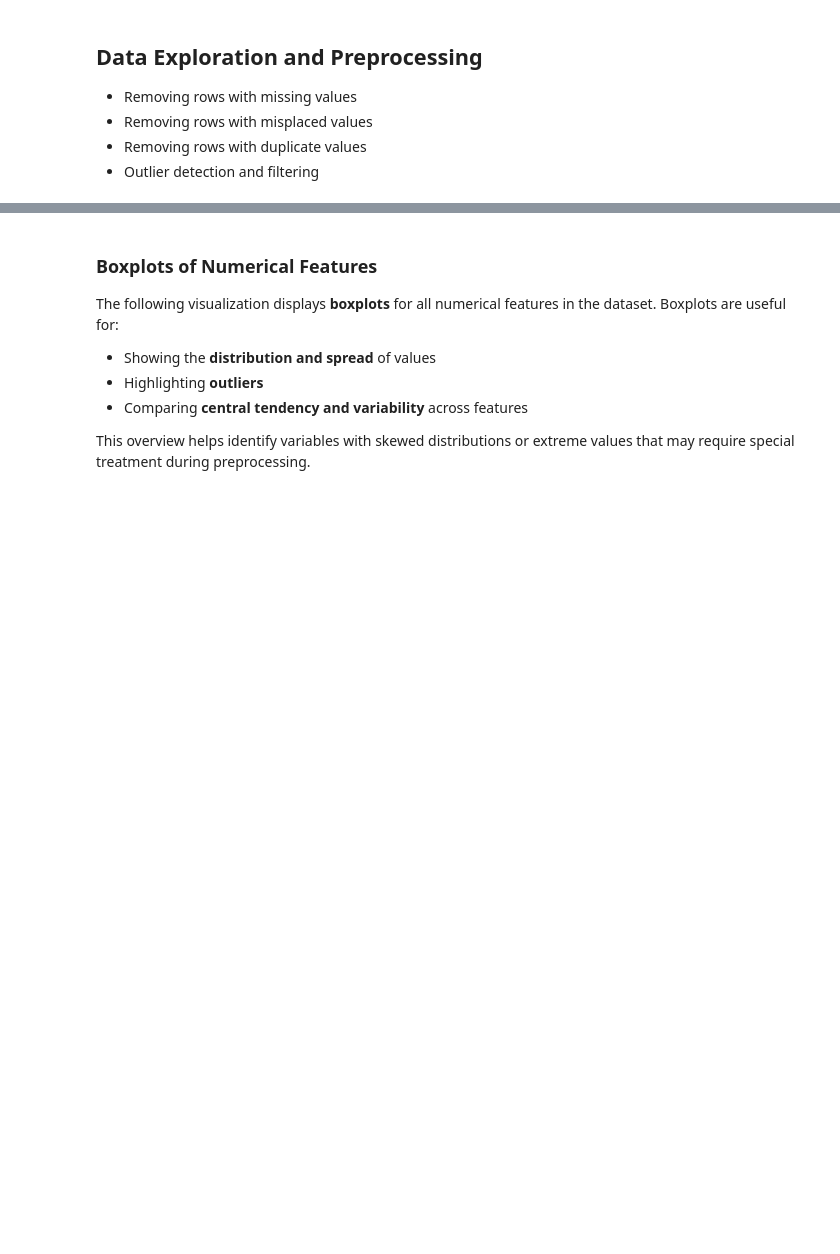
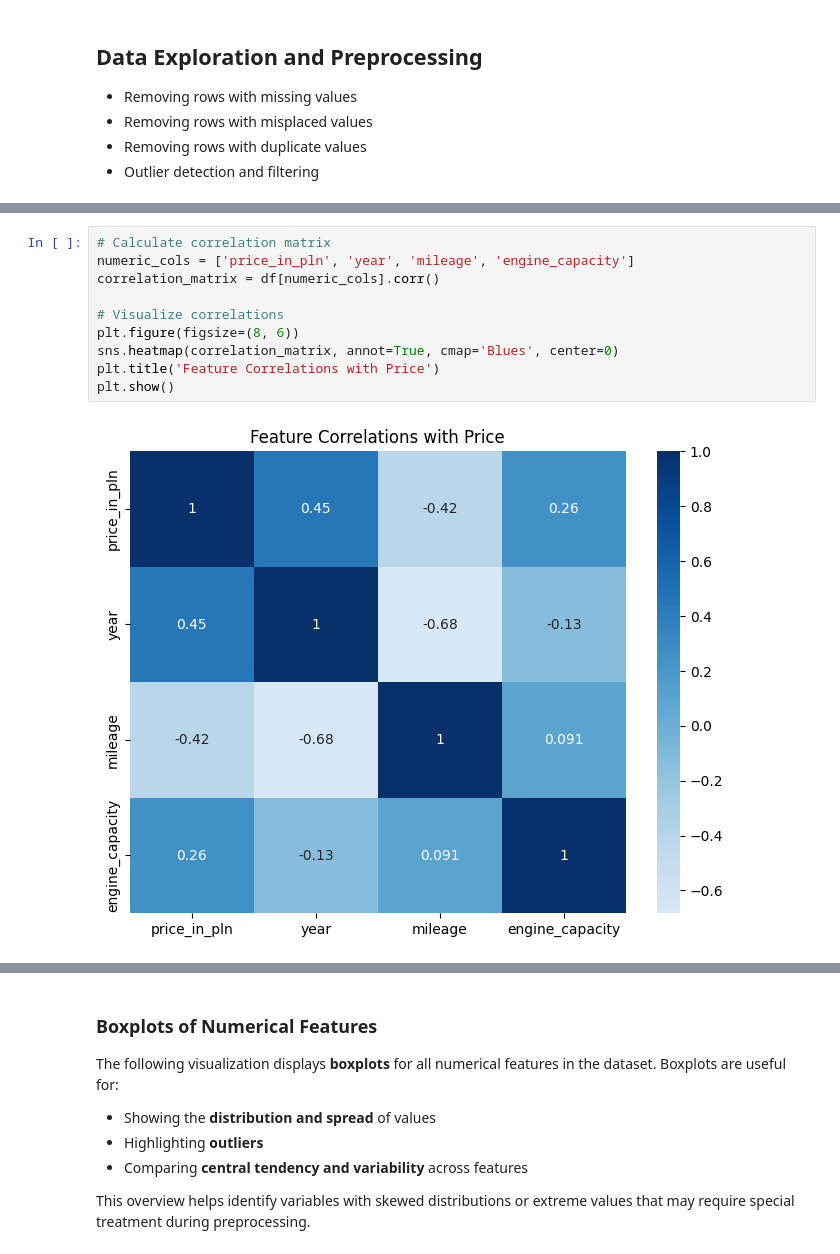
Before and after one commit to andreaalboni/Machine-Learning-Exam, a Jupyter notebook: exam.ipynb, the cells around one changed output, grey strips where cells are left out. Drawn from its saved outputs; the diff is of its cells as text; blank space fills up the shorter version.

```diff
--- a/exam.ipynb
+++ b/exam.ipynb
@@ -113,3 +222,15 @@ Processing categorical column: voivodeship
+# %%
+# Calculate correlation matrix
+numeric_cols = ['price_in_pln', 'year', 'mileage', 'engine_capacity']
+correlation_matrix = df[numeric_cols].corr()
+
+# Visualize correlations
+plt.figure(figsize=(8, 6))
+sns.heatmap(correlation_matrix, annot=True, cmap='Blues', center=0)
+plt.title('Feature Correlations with Price')
+plt.show()
+# %% [output]
+[figure, added]
 # %%
 # Price distribution
 plt.figure(figsize=(8, 5))
```
Also changed, not shown: parts of 11 cells of this notebook, 3 other files.
